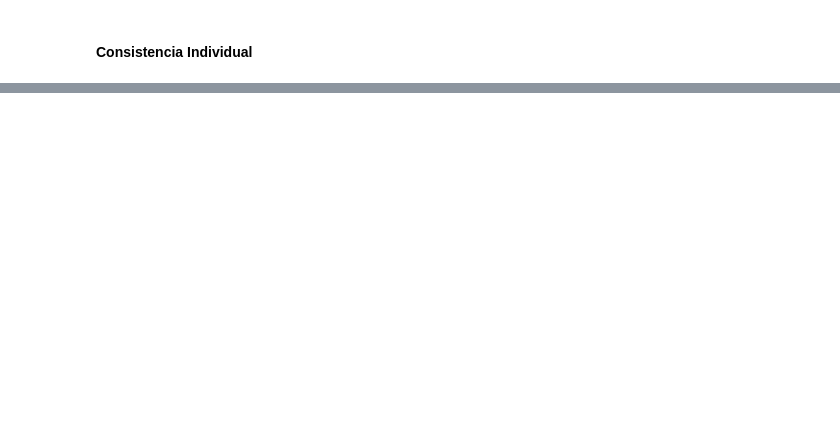
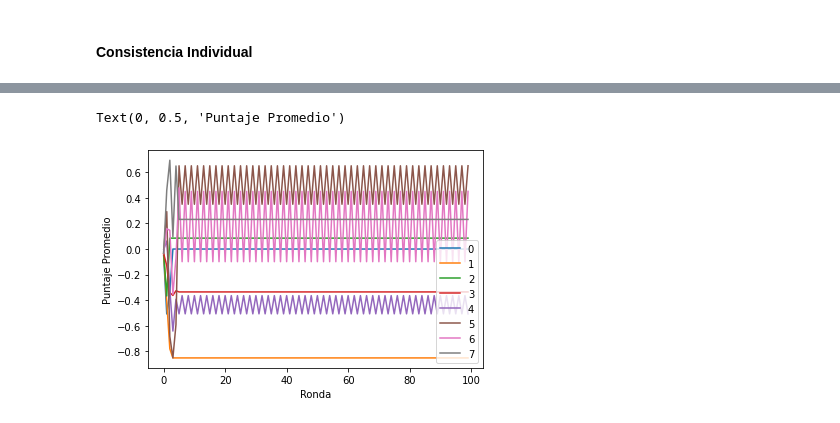
Before and after one commit to Slendercoder/SemilleroMSFS, a Jupyter notebook: Codigos/ElFarol.ipynb, the cells around one changed output, grey strips where cells are left out. Cells and saved outputs as stored; diff of their text form; code cells hidden in the pictures; blank space fills up the shorter version.

```diff
--- a/Codigos/ElFarol.ipynb
+++ b/Codigos/ElFarol.ipynb
@@ -344,0 +361,9 @@ plt.xlim(-1.1,1.1)
+# %%
+df = pd.DataFrame(data.groupby(['Ronda','Politica'])['Puntaje'].mean()).reset_index()
+fig, ax = plt.subplots()
+for label,group in df.groupby('Politica'):
+    group.plot(x='Ronda', y='Puntaje', ax=ax,label=label)
+plt.ylabel("Puntaje Promedio")
+# %% [output]
+Text(0, 0.5, 'Puntaje Promedio')
+[figure, added]
```
Also changed, not shown: parts of 20 cells of this notebook, 5 other files.
